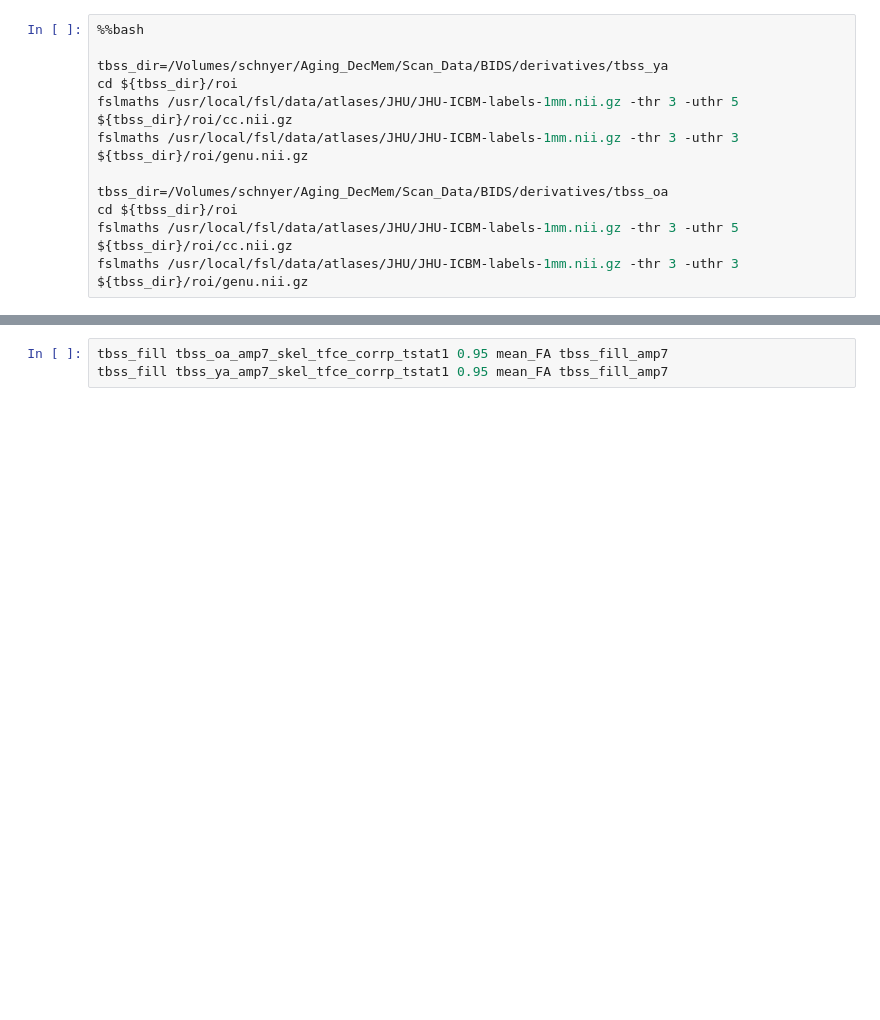
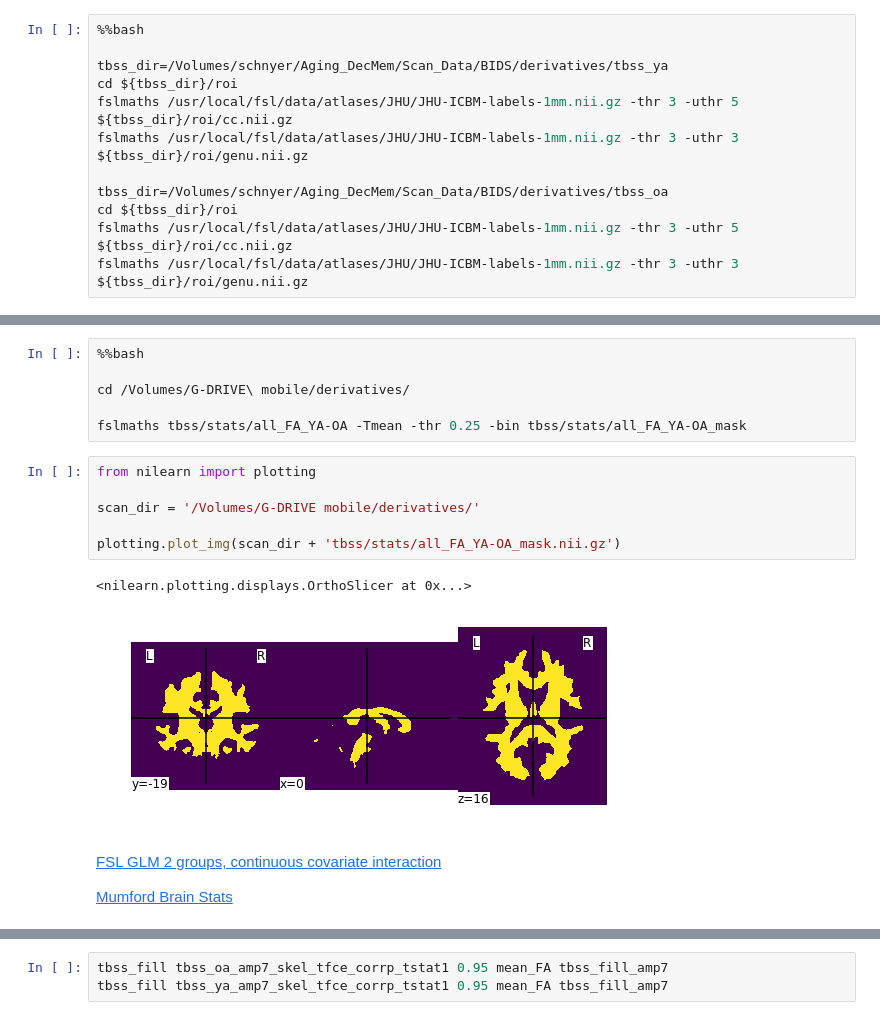
Before and after one commit to UTCogNeuroLab/adm_mri, a Jupyter notebook: analysis/dti/DTI Analysis.ipynb, the cells around one changed output, grey strips where cells are left out. Drawn from its saved outputs; the diff is of its cells as text; blank space fills up the shorter version.

```diff
--- a/analysis/dti/DTI Analysis.ipynb
+++ b/analysis/dti/DTI Analysis.ipynb
@@ -1212,0 +778,19 @@ oa_dem[0:5]
+# %%
+%%bash
+
+cd /Volumes/G-DRIVE\ mobile/derivatives/
+
+fslmaths tbss/stats/all_FA_YA-OA -Tmean -thr 0.25 -bin tbss/stats/all_FA_YA-OA_mask
+# %%
+from nilearn import plotting
+
+scan_dir = '/Volumes/G-DRIVE mobile/derivatives/'
+
+plotting.plot_img(scan_dir + 'tbss/stats/all_FA_YA-OA_mask.nii.gz')
+# %% [output]
+<nilearn.plotting.displays.OrthoSlicer at 0x...>
+[figure, added]
+# %% [markdown]
+[FSL GLM 2 groups, continuous covariate interaction](https://fsl.fmrib.ox.ac.uk/fsl/fslwiki/GLM#Two_Groups_with_continuous_covariate_interaction) <br>
+
+[Mumford Brain Stats](http://mumford.fmripower.org/mean_centering/)
```
Also changed, not shown: parts of 155 cells of this notebook.
